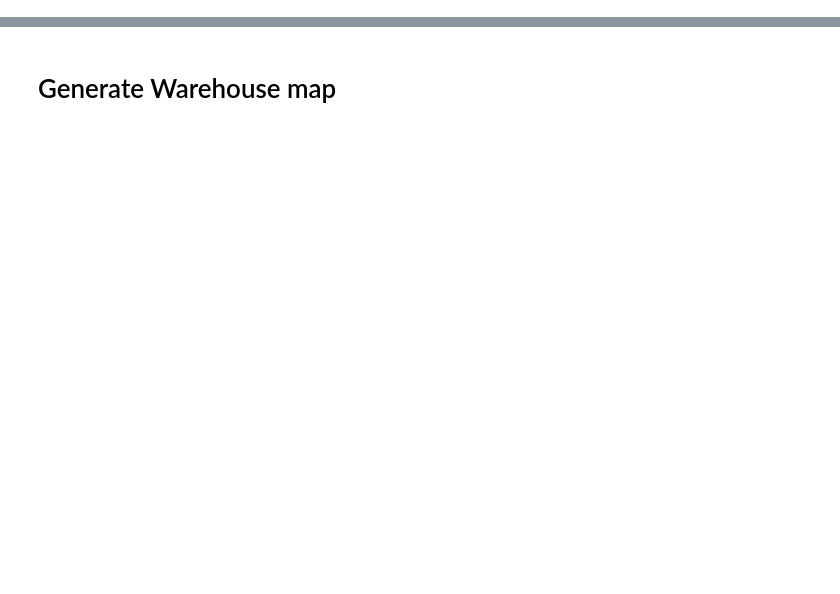
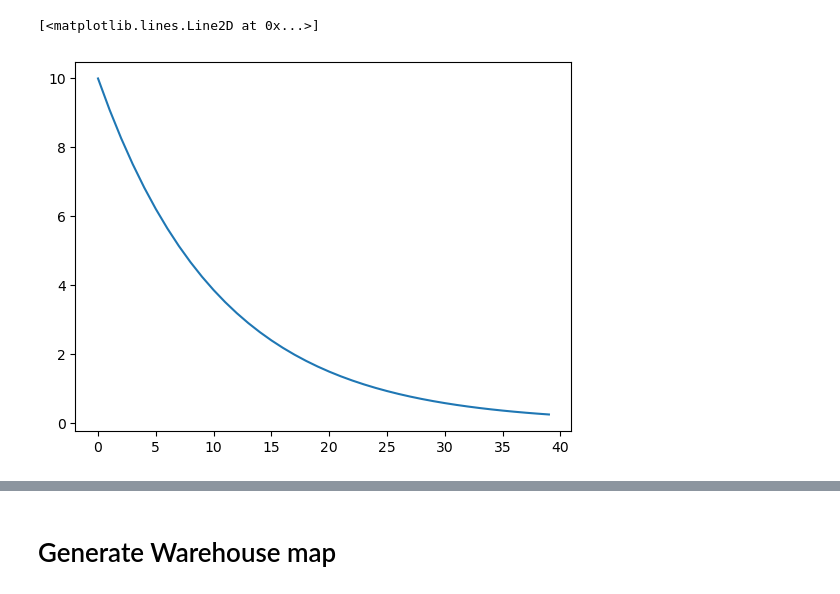
Before and after one commit to ervsam/congenial-lamp, a Jupyter notebook: DELETE.ipynb, the cells around one changed output, grey strips where cells are left out. Saved outputs shown, nothing was run; the diff lists cells and outputs as text; code cells hidden in the pictures; blank space fills up the shorter version.

```diff
--- a/DELETE.ipynb
+++ b/DELETE.ipynb
@@ -0,0 +1,13 @@
+# %%
+import numpy as np
+import matplotlib.pyplot as plt
+
+
+rew = range(40)
+a = 1.1
+
+# plot a^r
+plt.plot([(a ** -r)*10 for r in rew])
+# %% [output]
+[<matplotlib.lines.Line2D at 0x...>]
+[figure, added]
```
Also changed, not shown: parts of 7 cells of this notebook, 23 other files.
